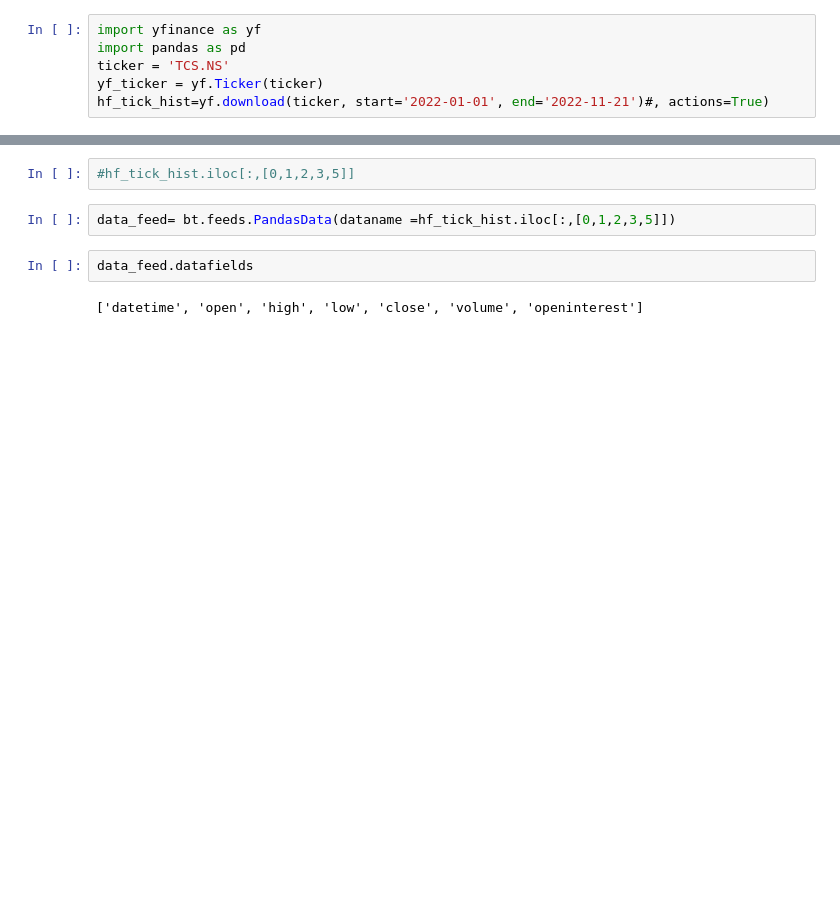
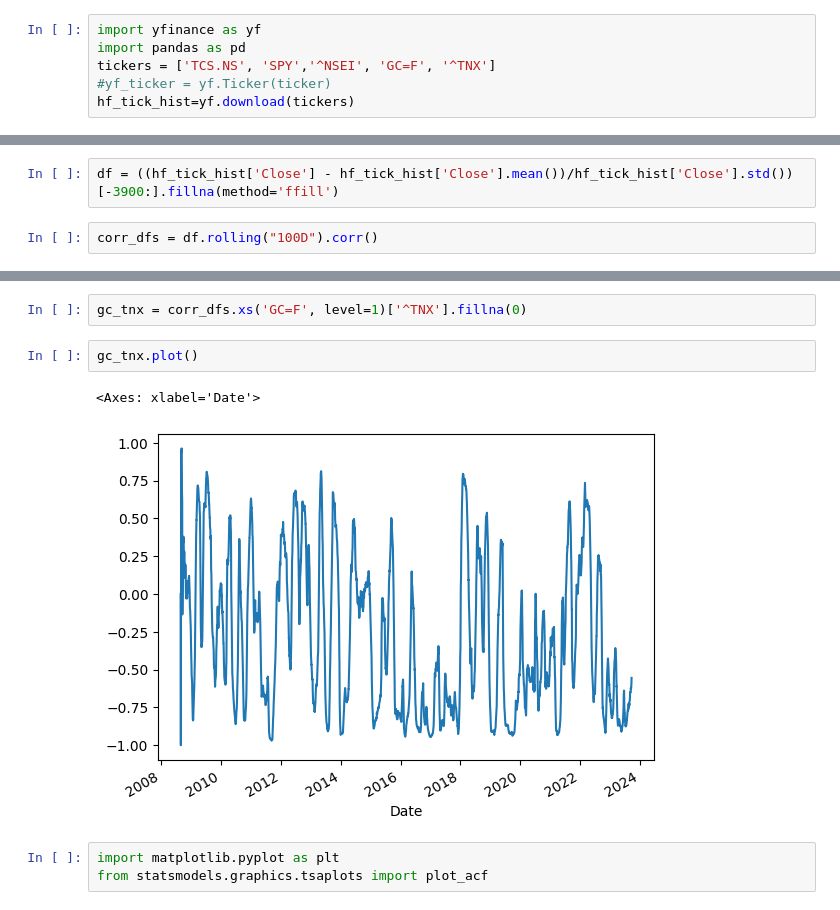
Before and after one commit to pankajti/wqu, a Jupyter notebook: trading/inflation_analysis.ipynb, the cells around one changed output, grey strips where cells are left out. Cells and saved outputs as stored; diff of their text form; blank space fills up the shorter version.

```diff
--- a/trading/inflation_analysis.ipynb
+++ b/trading/inflation_analysis.ipynb
@@ -1,7 +1,7 @@
 # %%
 import yfinance as yf
 import pandas as pd
-ticker = 'TCS.NS'
-yf_ticker = yf.Ticker(ticker)
-hf_tick_hist=yf.download(ticker, start='2022-01-01', end='2022-11-21')#, actions=True)
+tickers = ['TCS.NS', 'SPY','^NSEI', 'GC=F', '^TNX']
+#yf_ticker = yf.Ticker(ticker)
+hf_tick_hist=yf.download(tickers)
 # %% [output]
@@ -9 +29,5 @@ hf_tick_hist=yf.download(ticker, start='2022-01-01', end='2022-11-21')#, actions
+# %%
+df = ((hf_tick_hist['Close'] - hf_tick_hist['Close'].mean())/hf_tick_hist['Close'].std())[-3900:].fillna(method='ffill')
+# %%
+corr_dfs = df.rolling("100D").corr()
 # %%
@@ -12,8 +42,10 @@ hf_tick_hist=yf.download(ticker, start='2022-01-01', end='2022-11-21')#, actions
 # %%
-#hf_tick_hist.iloc[:,[0,1,2,3,5]]
+gc_tnx = corr_dfs.xs('GC=F', level=1)['^TNX'].fillna(0)
-# %%
-data_feed= bt.feeds.PandasData(dataname =hf_tick_hist.iloc[:,[0,1,2,3,5]])
-# %%
-data_feed.datafields
-# %% [output]
-['datetime', 'open', 'high', 'low', 'close', 'volume', 'openinterest']
+# %%
+gc_tnx.plot()
+# %% [output]
+<Axes: xlabel='Date'>
+[figure, added]
+# %%
+import matplotlib.pyplot as plt
+from statsmodels.graphics.tsaplots import plot_acf
```
Also changed, not shown: parts of 4 cells of this notebook.
